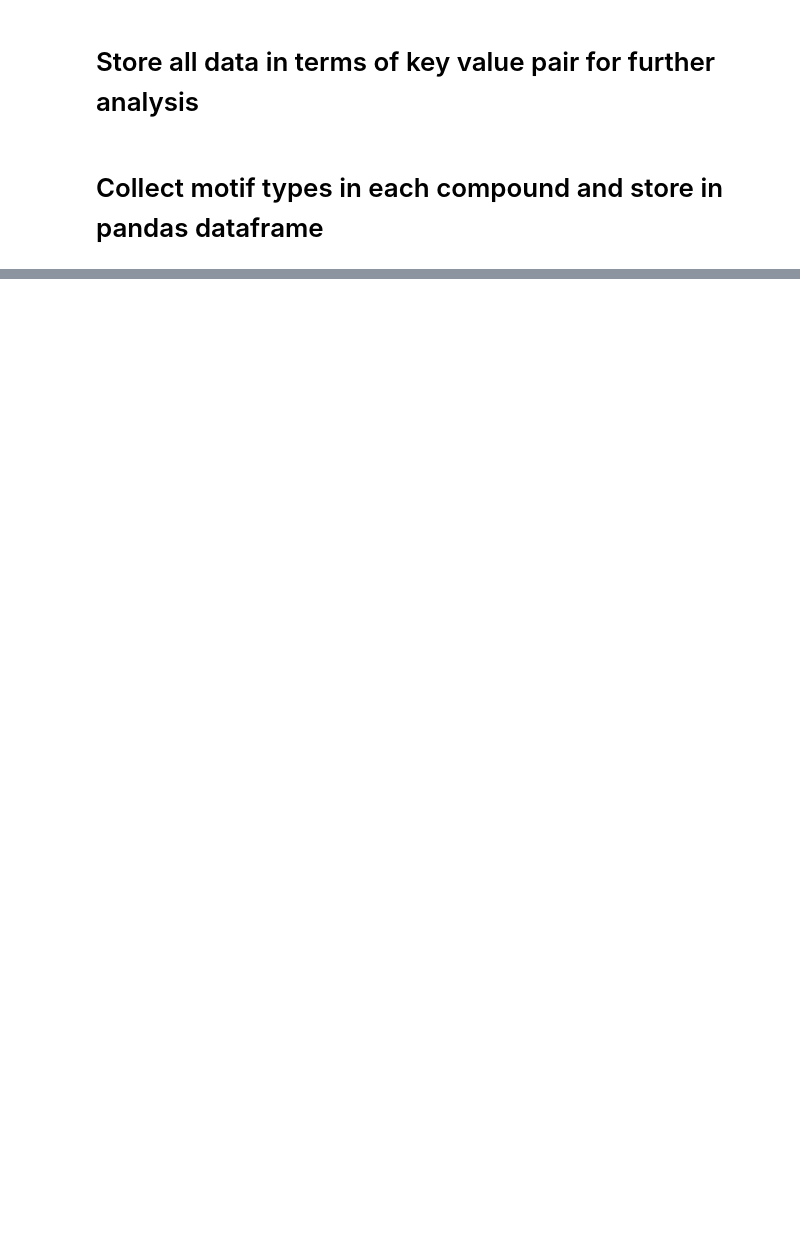
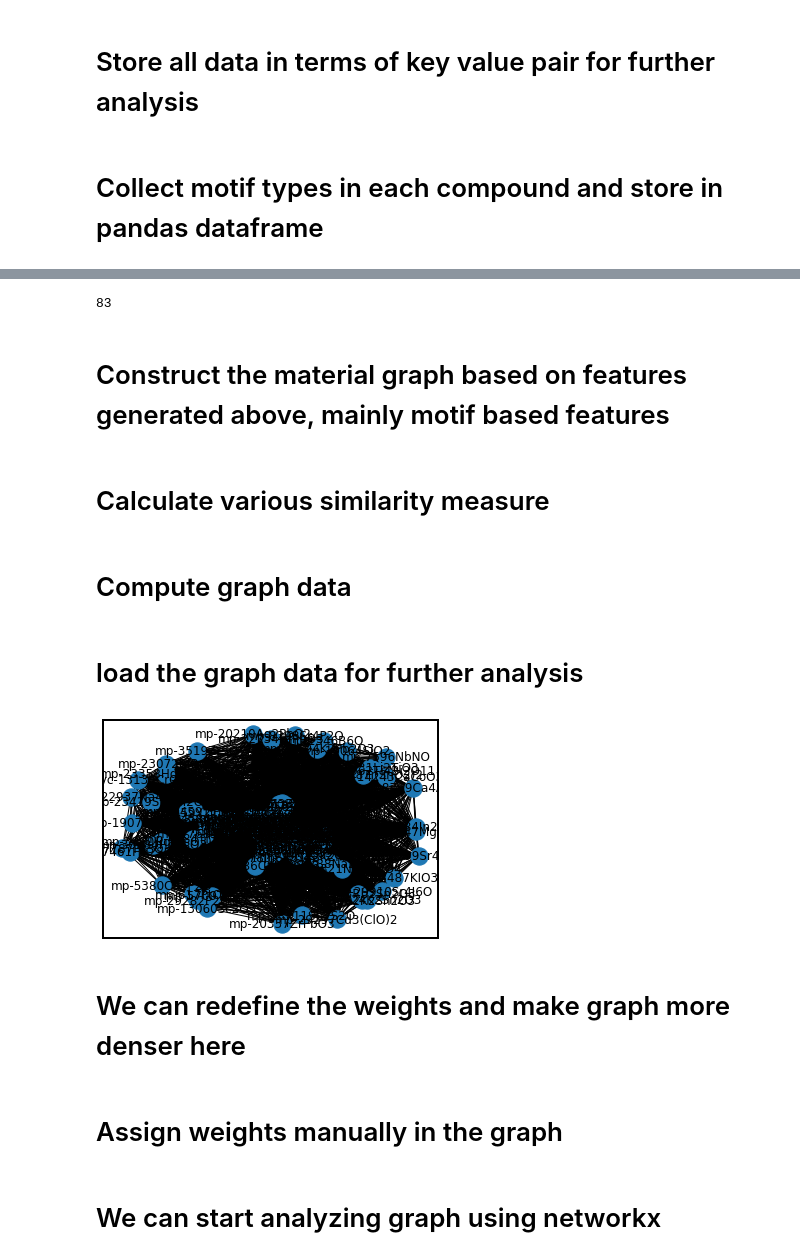
Before and after one commit to Huta2018/Materials_network_construction, a Jupyter notebook: feature_generation_for_network.ipynb, the cells around one changed output, grey strips where cells are left out. Drawn from its saved outputs; the diff is of its cells as text; code cells hidden in the pictures; blank space fills up the shorter version.

```diff
--- a/feature_generation_for_network.ipynb
+++ b/feature_generation_for_network.ipynb
@@ -529,0 +619,32 @@ df.to_excel("compound_motif_types.xlsx")
+# %%
+def get_atomic_number_from_composition(composition):
+    '''
+    This composition is of type 'MnO6-
+    ++++++++'
+    '''
+    atomic_no_list = [element.Z for element in Composition(composition)]
+
+    return atomic_no_list
+
+def get_max_atomic_number_From_formula():
+    '''
+    Get atomic number from header file
+    Example: pass mp-19142Mn2V2O7 is one in motif_type dict.keys()
+    '''
+    atomic_number = []
+    import re
+    for i in list(motif_type_dict.keys()):
+        compound = re.findall('[a-zA-Z]+', i)[1]
+        for element in Composition(compound):
+            atomic_num = element.Z
+            if atomic_num not in atomic_number:
+                atomic_number.append(atomic_num)
+    return max(atomic_number)
+
+get_max_atomic_number_From_formula()
+# %% [output]
+83
+# %% [markdown]
+# Construct the material graph based on features generated above, mainly motif based features
+# %% [markdown]
+# Calculate various similarity measure
@@ -529,0 +716,2 @@ df.to_excel("compound_motif_types.xlsx")
+# %% [markdown]
+# Compute  graph data
@@ -529,0 +821,23 @@ df.to_excel("compound_motif_types.xlsx")
+# %% [markdown]
+# load the graph data for further analysis
+# %%
+from monty.serialization import loadfn
+import pandas as pd
+data = loadfn("complex_oxides_graph_data")
+df = pd.DataFrame(data).T
+# %%
+new_df = df.stack().reset_index()
+new_df.columns = ['source', 'target', 'weight']
+
+G = nx.from_pandas_edgelist(new_df, 'source', 'target', edge_attr=['weight'], create_using=nx.Graph())
+
+#save graph in .graphml file
+nx.write_graphml(G, "TC_oxides_graph.graphml")
+# %%
+#visualize in networkx
+nx.draw_networkx(G)
+#we can visualize this  TC_oxides_graph.grahml in Gephi and analyze the result
+# %% [output]
+[figure, added]
+# %% [markdown]
+# We can redefine the weights and make graph  more denser here
@@ -529,0 +849,2 @@ df.to_excel("compound_motif_types.xlsx")
+# %% [markdown]
+# Assign weights manually in the graph
@@ -529,0 +860,2 @@ df.to_excel("compound_motif_types.xlsx")
+# %% [markdown]
+# We can start analyzing graph using networkx
```
Also changed, not shown: parts of 24 cells of this notebook, 1 other file.
